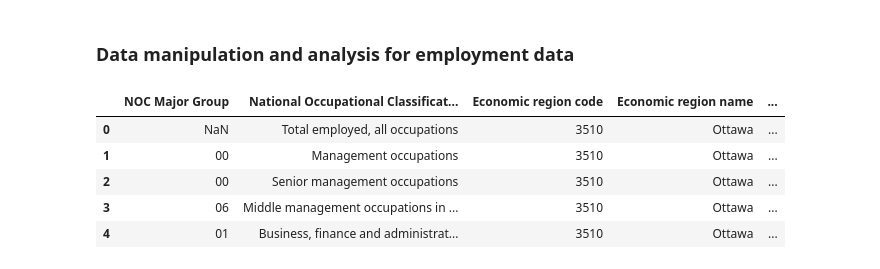
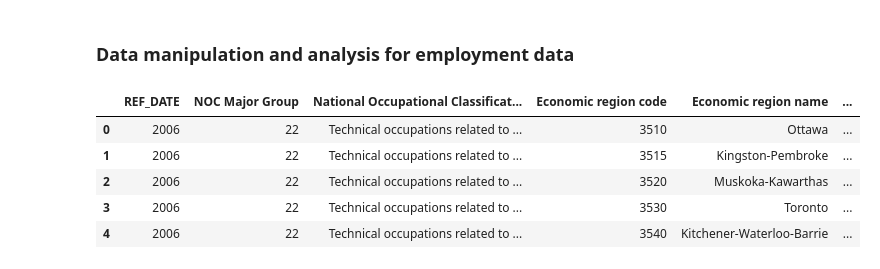
Before and after one commit to AyokOluwole/project-1, a Jupyter notebook: wage_jobs_analysis/wage_jobs_analysis.ipynb, the cells around one changed output. Drawn from its saved outputs; the diff is of its cells as text; code cells hidden in the pictures.

```diff
--- a/wage_jobs_analysis/wage_jobs_analysis.ipynb
+++ b/wage_jobs_analysis/wage_jobs_analysis.ipynb
@@ -177,16 +174,20 @@ The ANOVA results for minimum wages of NOC major group by economic region in Ont
 ### Data manipulation and analysis for employment data
 # %%
 # Reads the employment data into a DataFrame
-employment_df = pd.read_csv(employment, dtype={'NOC Major Group': object, 'National Occupational Classification (NOC)': object, 'Economic region code': np.int64,
+employment_df = pd.read_csv(employment, dtype={'REF_DATE': object, 'NOC Major Group': object, 'National Occupational Classification (NOC)': object, 'Economic region code': np.int64,
                                                'Economic region name': object, 'Number Employed (thousands)': np.float64})
+
+# Filters data to keep NOC major group 22 - Technical occupations related to natural and applied sciences
+employment_filtered = employment_df[employment_df["NOC Major Group"] == '22'].reset_index(drop=True)
+
 # Shows the dataframe
-employment_df.head()
+employment_filtered.head()
 # %% [output]
-|  | NOC Major Group | National Occupational Classificat... | Economic region code | Economic region name | ... |
-| 0 | NaN | Total employed, all occupations | 3510 | Ottawa | ... |
-| 1 | 00 | Management occupations | 3510 | Ottawa | ... |
-| 2 | 00 | Senior management occupations | 3510 | Ottawa | ... |
-| 3 | 06 | Middle management occupations in ... | 3510 | Ottawa | ... |
-| 4 | 01 | Business, finance and administrat... | 3510 | Ottawa | ... |
+|  | REF_DATE | NOC Major Group | National Occupational Classificat... | Economic region code | Economic region name | ... |
+| 0 | 2006 | 22 | Technical occupations related to ... | 3510 | Ottawa | ... |
+| 1 | 2006 | 22 | Technical occupations related to ... | 3515 | Kingston-Pembroke | ... |
+| 2 | 2006 | 22 | Technical occupations related to ... | 3520 | Muskoka-Kawarthas | ... |
+| 3 | 2006 | 22 | Technical occupations related to ... | 3530 | Toronto | ... |
+| 4 | 2006 | 22 | Technical occupations related to ... | 3540 | Kitchener-Waterloo-Barrie | ... |
 # %%
 # NOC Major Group = 22 or total employed all occupations for context
```
Also changed, not shown: parts of 3 cells of this notebook.
